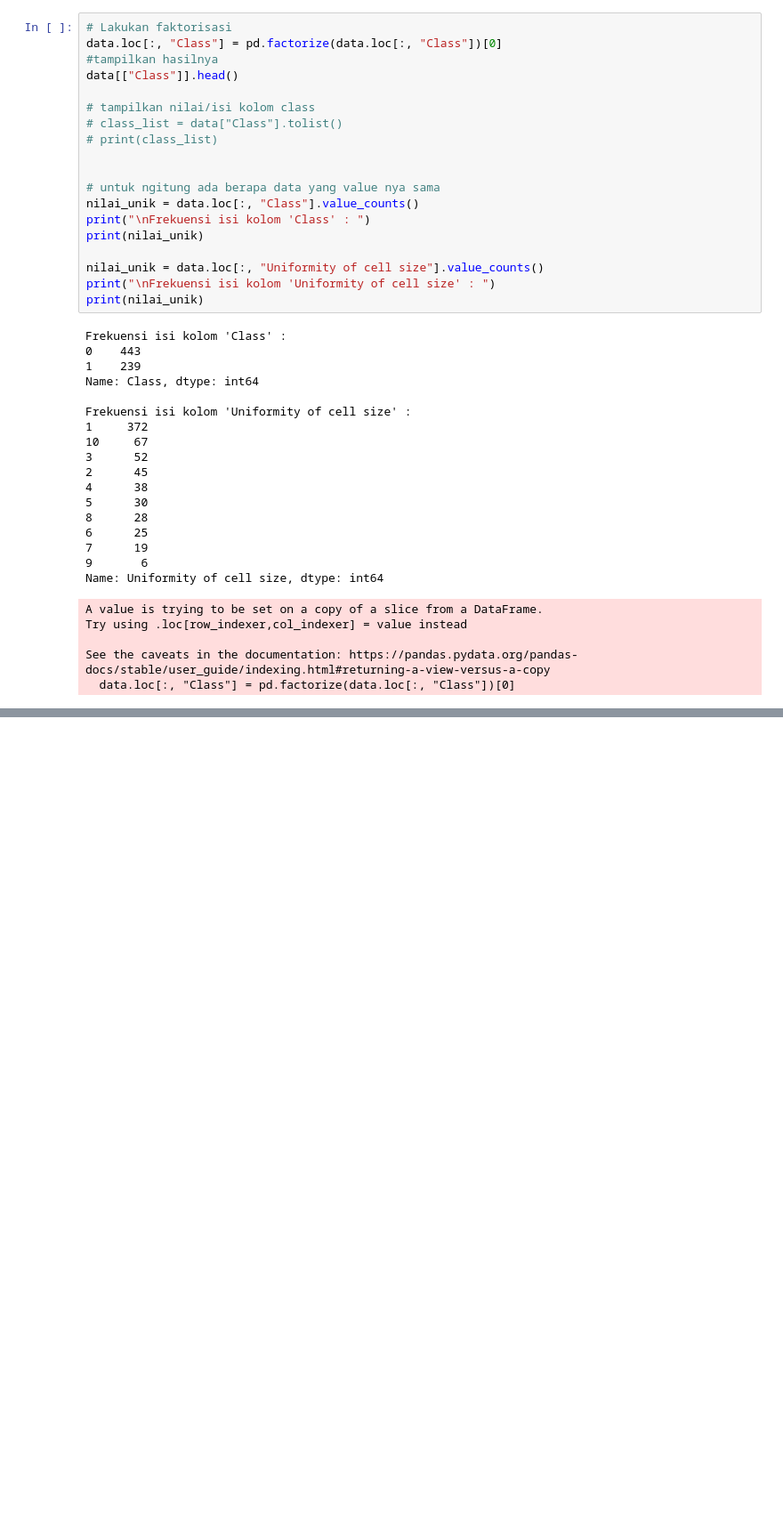
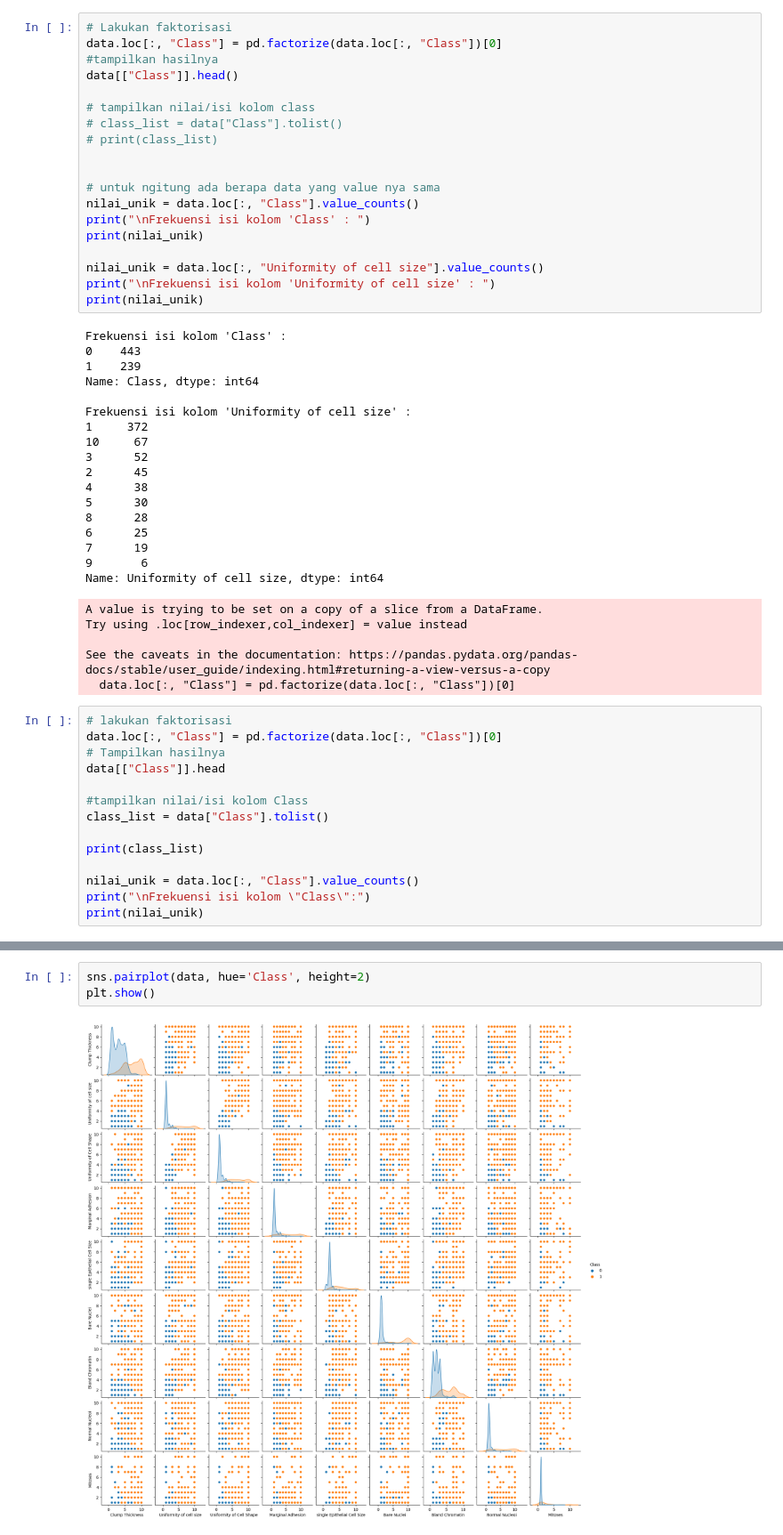
Before and after one commit to VikriMGafar/Machine-Learning-Classification-naive-bayes-and-KNN-implementation, a Jupyter notebook: implementation.ipynb, the cells around one changed output, grey strips where cells are left out. Shown at 89% size. Cells and saved outputs as stored; diff of their text form; blank space fills up the shorter version.

```diff
--- a/implementation.ipynb
+++ b/implementation.ipynb
@@ -80,3 +80,17 @@ Try using .loc[row_indexer,col_indexer] = value instead
 
 See the caveats in the documentation: https://pandas.pydata.org/pandas-docs/stable/user_guide/indexing.html#returning-a-view-versus-a-copy
   data.loc[:, "Class"] = pd.factorize(data.loc[:, "Class"])[0]
+# %%
+# lakukan faktorisasi
+data.loc[:, "Class"] = pd.factorize(data.loc[:, "Class"])[0]
+# Tampilkan hasilnya
+data[["Class"]].head
+
+#tampilkan nilai/isi kolom Class
+class_list = data["Class"].tolist()
+
+print(class_list)
+
+nilai_unik = data.loc[:, "Class"].value_counts()
+print("\nFrekuensi isi kolom \"Class\":")
+print(nilai_unik)
@@ -82,0 +161,5 @@ See the caveats in the documentation: https://pandas.pydata.org/pandas-docs/stab
+# %%
+sns.pairplot(data, hue='Class', height=2)
+plt.show()
+# %% [output]
+[figure, added]
```
Also changed, not shown: parts of 12 cells of this notebook.
